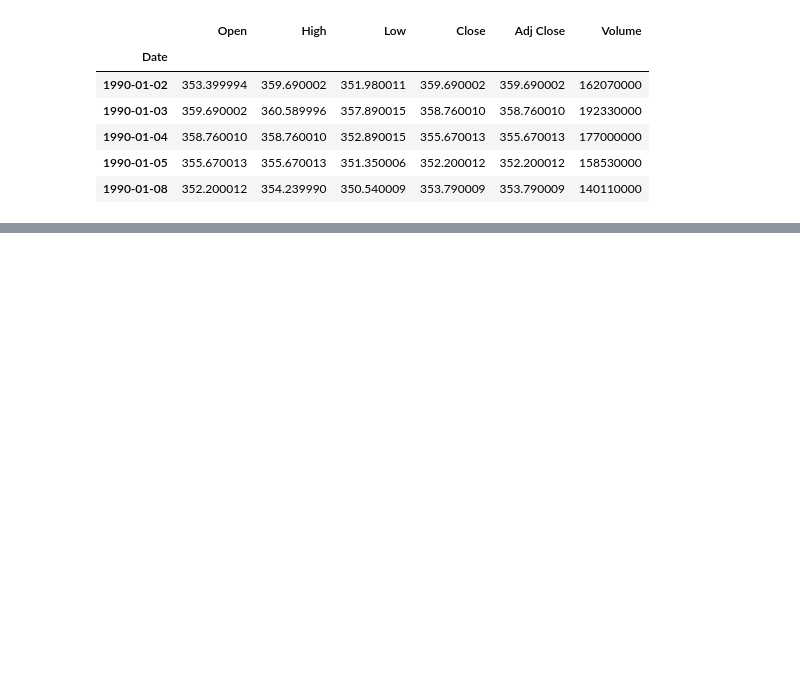
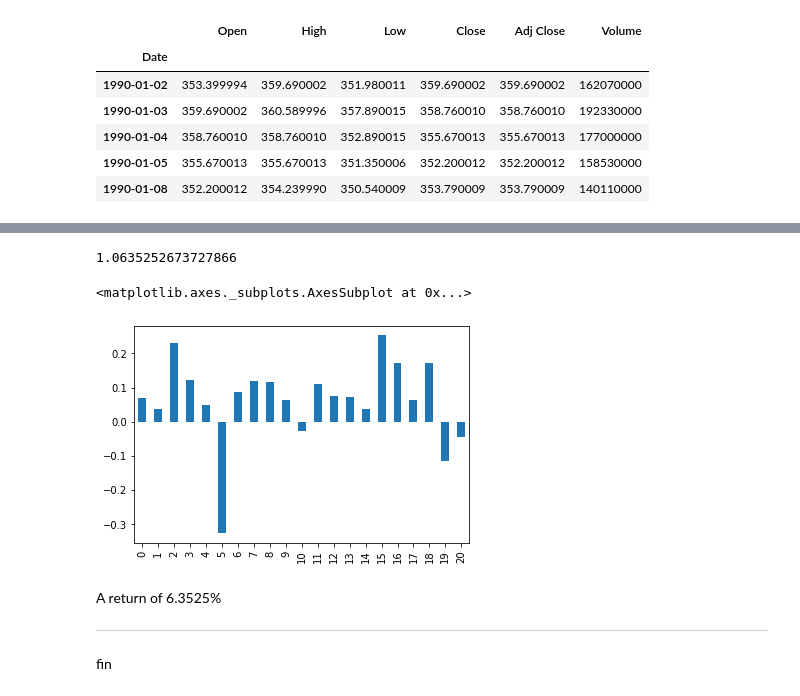
Before and after one commit to atkrish0/quantfin, a Jupyter notebook: JPM 'Surefire' Strat/JPM_Surefire.ipynb, the cells around one changed output, grey strips where cells are left out. Saved outputs shown, nothing was run; the diff lists cells and outputs as text; code cells hidden in the pictures; blank space fills up the shorter version.

```diff
--- a/JPM 'Surefire' Strat/JPM_Surefire.ipynb
+++ b/JPM 'Surefire' Strat/JPM_Surefire.ipynb
@@ -204,0 +244,24 @@ sp500_df.head()
+# %%
+returns = []
+
+for i in range(len(signals)):
+  sub_df = sp500_df[(sp500_df.index >= signals.index[i]) &
+                 (sp500_df.index <= signals.index[i] + DateOffset(months = 6))]
+
+  returns.append((sub_df.Close.pct_change() + 1).prod())
+# %%
+final_ret = pd.Series(returns)
+# %%
+final_ret.mean()
+# %% [output]
+1.0635252673727866
+# %%
+(final_ret - 1).plot(kind = 'bar')
+# %% [output]
+<matplotlib.axes._subplots.AxesSubplot at 0x...>
+[figure, added]
+# %% [markdown]
+A return of 6.3525%
+
+---
+fin
```
Also changed, not shown: parts of 10 cells of this notebook, 1 other file.
